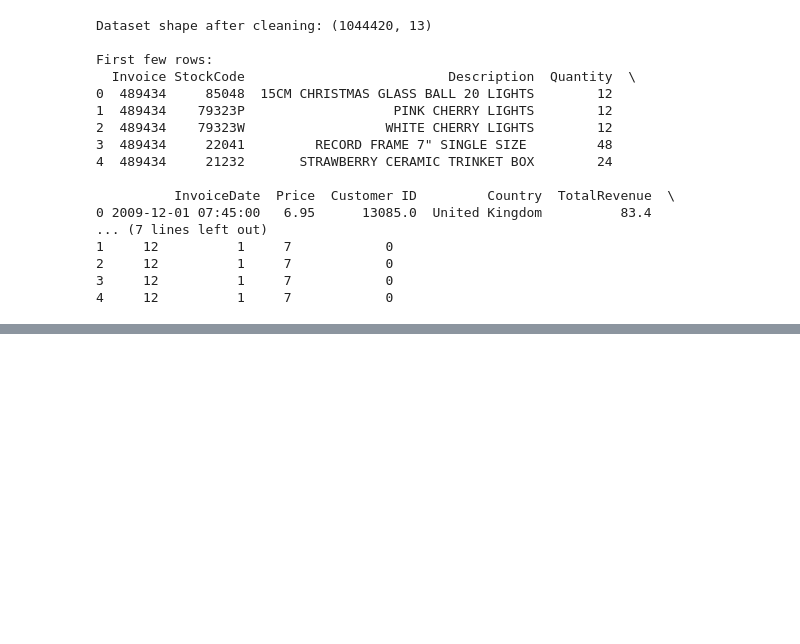
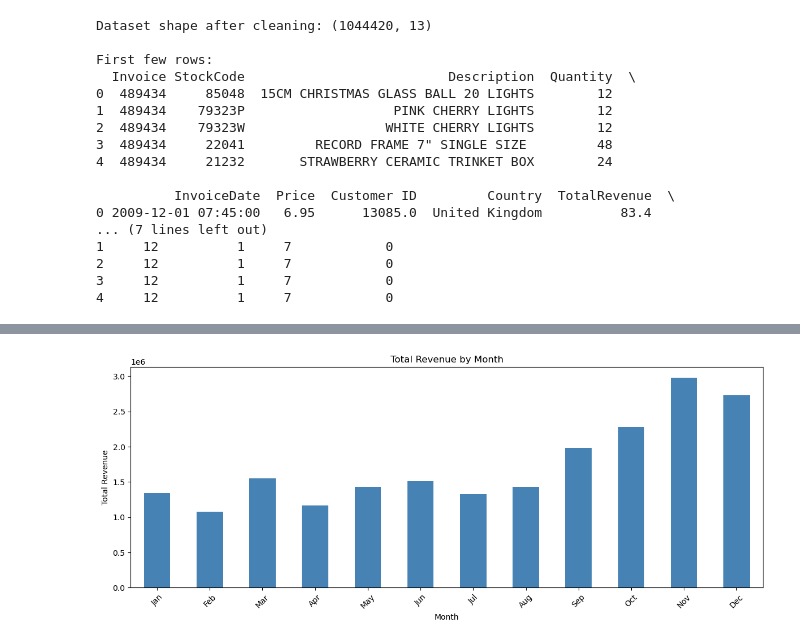
Before and after one commit to sarakreci/techlabs-ecommerce-group2, a Jupyter notebook: analysis-1.ipynb, the cells around one changed output, grey strips where cells are left out. Saved outputs shown, nothing was run; the diff lists cells and outputs as text; code cells hidden in the pictures; blank space fills up the shorter version.

```diff
--- a/analysis-1.ipynb
+++ b/analysis-1.ipynb
@@ -42,0 +64,15 @@ First few rows:
+# %%
+monthly_revenue = df_clean.groupby('Month')['TotalRevenue'].sum()
+
+plt.figure(figsize=(12, 5))
+monthly_revenue.plot(kind='bar', color='steelblue')
+plt.title('Total Revenue by Month')
+plt.xlabel('Month')
+plt.ylabel('Total Revenue')
+plt.xticks(range(12), ['Jan','Feb','Mar','Apr','May','Jun',
+                        'Jul','Aug','Sep','Oct','Nov','Dec'], rotation=45)
+plt.tight_layout()
+plt.savefig('monthly_revenue.png')
+plt.show()
+# %% [output]
+[figure, added]
```
Also changed, not shown: parts of 5 cells of this notebook.
